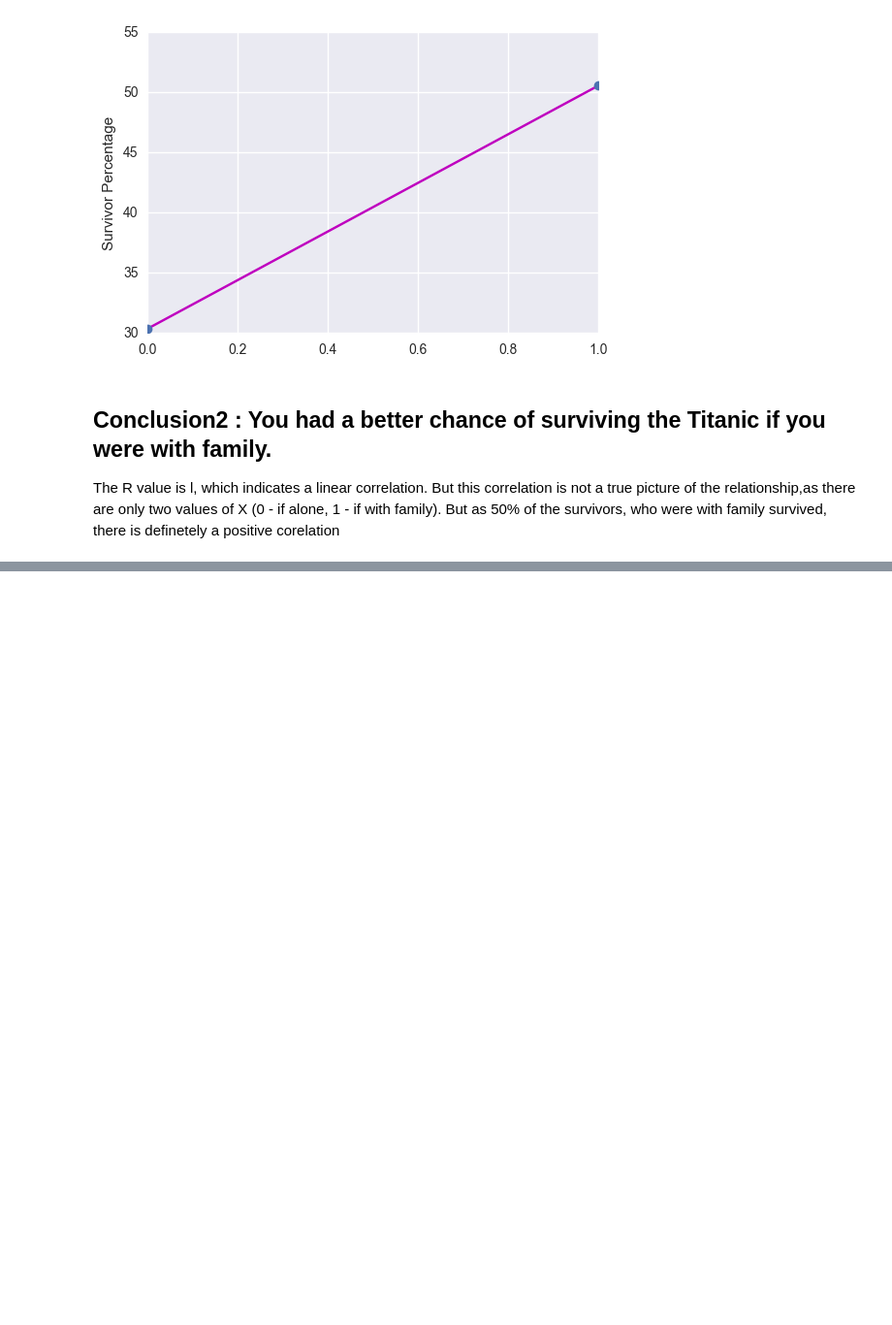
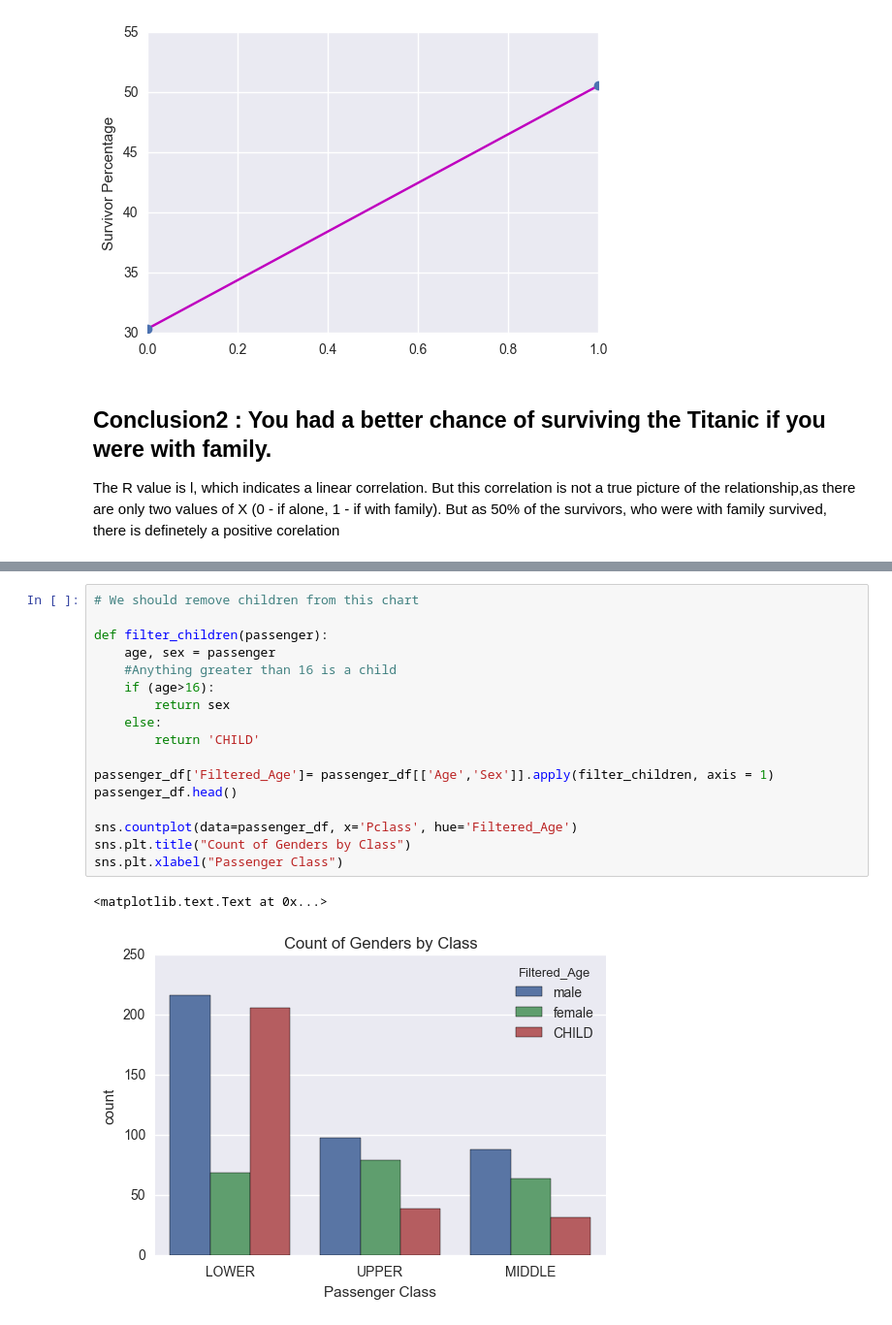
Before and after one commit to rramchan12/Data-Analyst-NanoDegree, a Jupyter notebook: P2 - Investigate a Dataset using Python/Investigating_Titanic_Data.ipynb, the cells around one changed output, grey strips where cells are left out. Shown: that part at 97% size. Cells and saved outputs as stored; diff of their text form; blank space fills up the shorter version.

```diff
--- a/P2 - Investigate a Dataset using Python/Investigating_Titanic_Data.ipynb
+++ b/P2 - Investigate a Dataset using Python/Investigating_Titanic_Data.ipynb
@@ -368,0 +392,20 @@ The R value is l, which indicates a linear correlation. But this correlation is
+# %%
+# We should remove children from this chart
+
+def filter_children(passenger):
+    age, sex = passenger
+    #Anything greater than 16 is a child
+    if (age>16):
+        return sex
+    else:
+        return 'CHILD'
+
+passenger_df['Filtered_Age']= passenger_df[['Age','Sex']].apply(filter_children, axis = 1)
+passenger_df.head()
+
+sns.countplot(data=passenger_df, x='Pclass', hue='Filtered_Age')
+sns.plt.title("Count of Genders by Class")
+sns.plt.xlabel("Passenger Class")
+# %% [output]
+<matplotlib.text.Text at 0x...>
+[figure, added]
```
Also changed, not shown: parts of 7 cells of this notebook.
